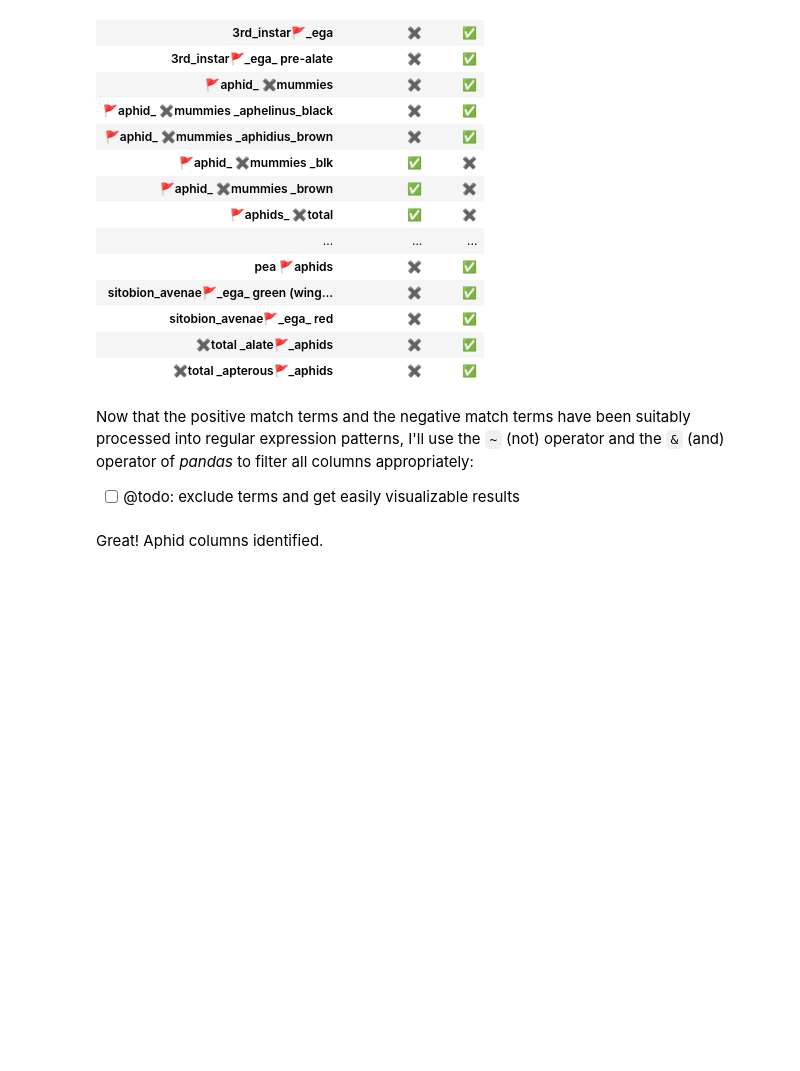
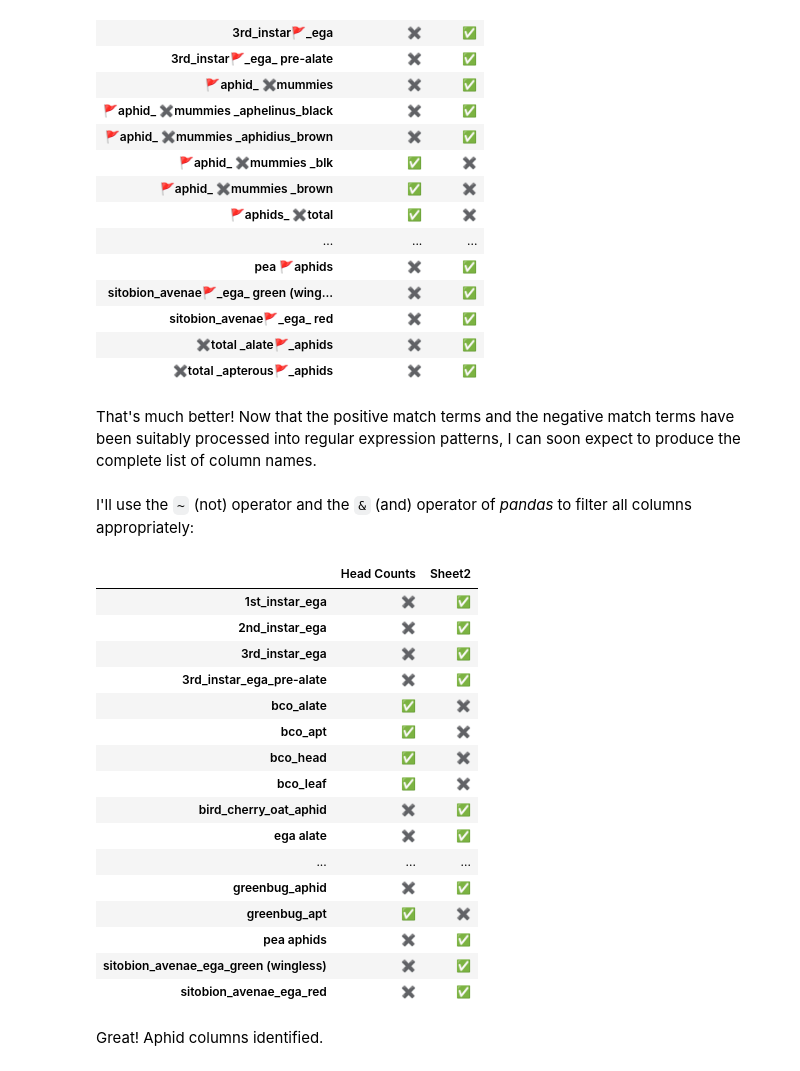
Before and after one commit to devvyn/aafc-field-data, a Jupyter notebook: notebook/projects/2016-sweep-vs-tiller/2016-sweep-vs-tiller.ipynb, the cells around one changed output. Drawn from its saved outputs; the diff is of its cells as text; code cells hidden in the pictures; blank space fills up the shorter version.

Commit message:
:construction: :memo: completed re-draft of section: Identify Columns With Aphid Sample Data

```diff
--- a/notebook/projects/2016-sweep-vs-tiller/2016-sweep-vs-tiller.ipynb
+++ b/notebook/projects/2016-sweep-vs-tiller/2016-sweep-vs-tiller.ipynb
@@ -803,7 +803,10 @@ def compare_column_names(frames_dict: pandas.DataFrame, pattern_to_match: str =
     return (
         pandas.concat(
             {
-                name: filter_column_names(frame, pattern_to_match).to_series()
+                name: filter_column_names(
+                    frame,
+                    pattern_to_match,
+                ).to_series()
                 for name, frame in frames_dict.items()
             },
             keys=sheet_names,
@@ -971,6 +986,4 @@ show_matches_in_index(
 | ️✖️total _alate🚩_aphids | ✖️ | ✅ |
 | ️✖️total _apterous🚩_aphids | ✖️ | ✅ |
 # %% [markdown]
-Now that the positive match terms and the negative match terms have been suitably processed into regular expression patterns, I'll use the `~` (not) operator and the `&` (and) operator of *pandas* to filter all columns appropriately:
-
-- [ ] @todo: exclude terms and get easily visualizable results
+That's much better! Now that the positive match terms and the negative match terms have been suitably processed into regular expression patterns, I can soon expect to produce the complete list of column names.
@@ -978,0 +990,2 @@ Now that the positive match terms and the negative match terms have been suitabl
+# %% [markdown]
+I'll use the `~` (not) operator and the `&` (and) operator of *pandas* to filter all columns appropriately:
@@ -979,3 +1012,50 @@ Now that the positive match terms and the negative match terms have been suitabl
+# %%
+def compare_column_names(
+    frames_dict: pandas.DataFrame,
+    pattern_to_match: str = '.*',
+    pattern_to_exclude: str = None,
+) -> pandas.DataFrame:
+    return (
+        pandas.concat(
+            {
+                name: filter_column_names(
+                    frame,
+                    pattern_to_match,
+                    pattern_to_exclude,
+                ).to_series()
+                for name, frame in frames_dict.items()
+            },
+            keys=sheet_names,
+            axis='columns',
+            sort=True,
+        )
+    )
+# %%
+visualize_boolean(
+    compare_column_names(
+        sheets_to_compare,
+        aphid_term_pattern,
+        excluded_term_pattern,
+    )
+)
+# %% [output]
+|  | Head Counts | Sheet2 |
+| 1st_instar_ega | ✖️ | ✅ |
+| 2nd_instar_ega | ✖️ | ✅ |
+| 3rd_instar_ega | ✖️ | ✅ |
+| 3rd_instar_ega_pre-alate | ✖️ | ✅ |
+| bco_alate | ✅ | ✖️ |
+| bco_apt | ✅ | ✖️ |
+| bco_head | ✅ | ✖️ |
+| bco_leaf | ✅ | ✖️ |
+| bird_cherry_oat_aphid | ✖️ | ✅ |
+| ega alate | ✖️ | ✅ |
+| ... | ... | ... |
+| greenbug_aphid | ✖️ | ✅ |
+| greenbug_apt | ✅ | ✖️ |
+| pea aphids | ✖️ | ✅ |
+| sitobion_avenae_ega_green (wingless) | ✖️ | ✅ |
+| sitobion_avenae_ega_red | ✖️ | ✅ |
 # %% [markdown]
 Great! Aphid columns identified.
 # %% [markdown]
```
Also changed, not shown: parts of 6 cells of this notebook.
